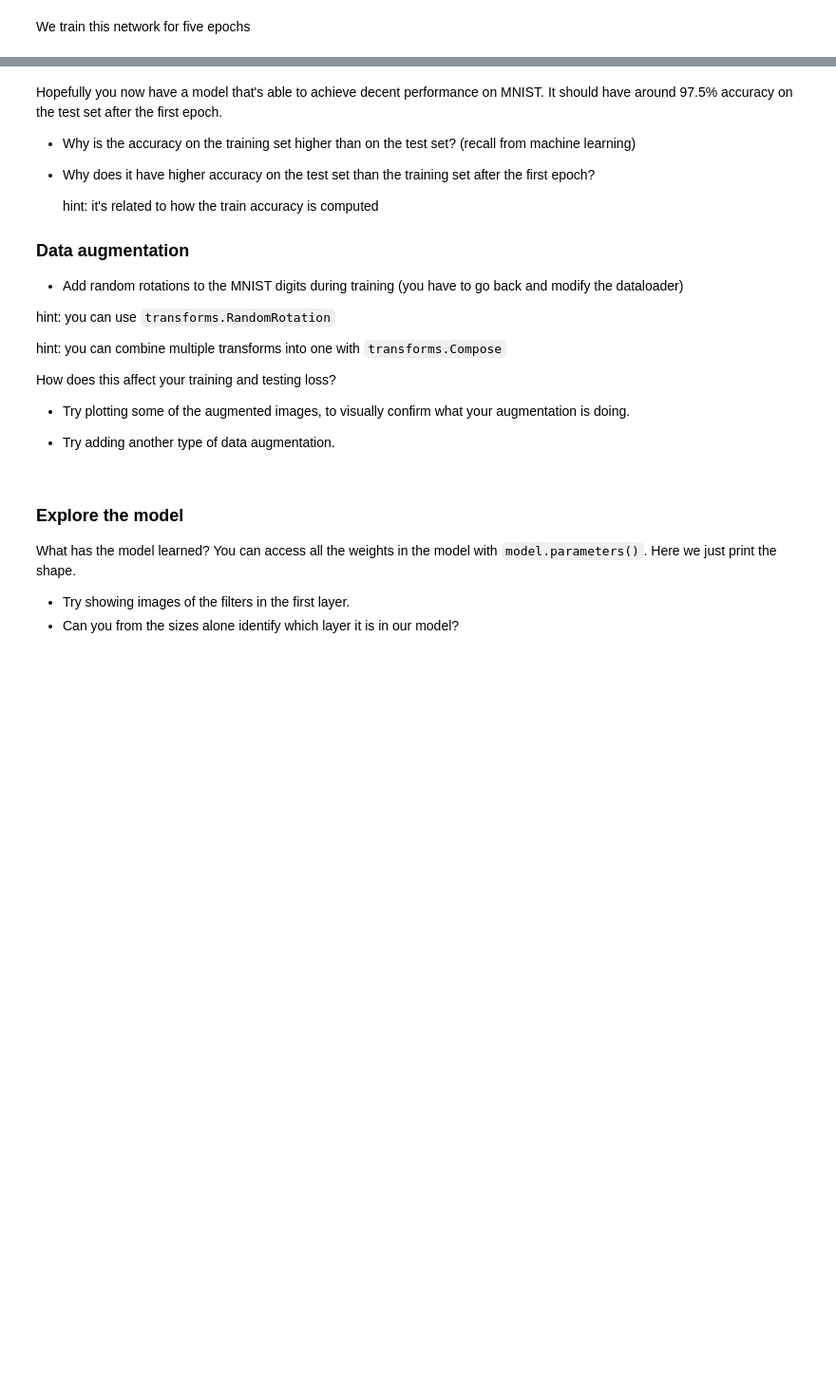
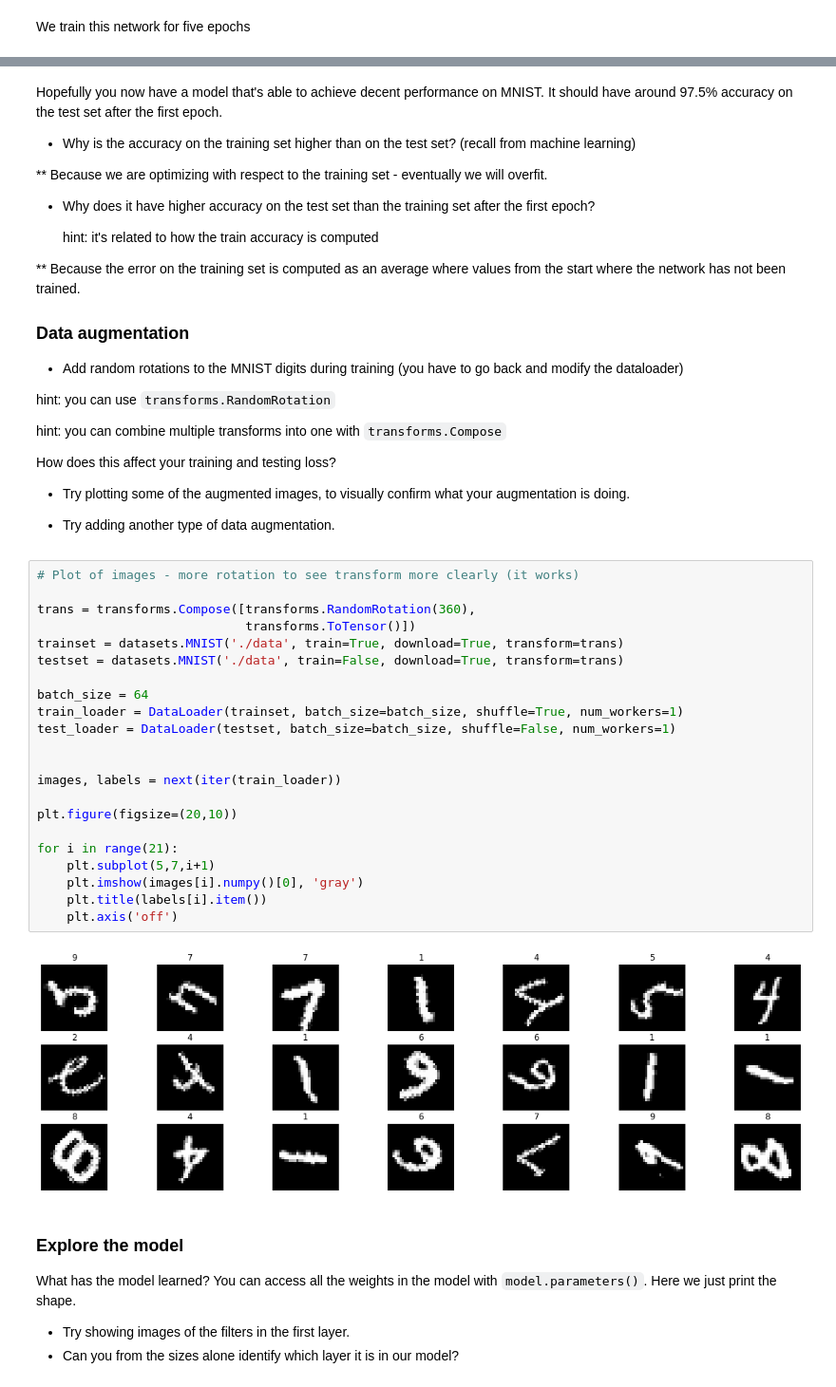
Before and after one commit to QahirYousefi/02514-Deep-Learning-in-Computer, a Jupyter notebook: Exercise_1_2.ipynb, the cells around one changed output, grey strips where cells are left out. Shown at 95% size. Saved outputs shown, nothing was run; the diff lists cells and outputs as text; blank space fills up the shorter version.

```diff
--- a/Exercise_1_2.ipynb
+++ b/Exercise_1_2.ipynb
@@ -139,9 +149,13 @@ It should have around 97.5% accuracy on the test set after the first epoch.
 
 * Why is the accuracy on the training set higher than on the test set? (recall from machine learning)
 
+** Because we are optimizing with respect to the training set - eventually we will overfit.
+
 * Why does it have higher accuracy on the test set than the training set after the first epoch?
 
    hint: it's related to how the train accuracy is computed
+
+** Because the error on the training set is computed as an average where values from the start where the network has not been trained.
 
 ### Data augmentation
  * Add random rotations to the MNIST digits during training (you have to go back and modify the dataloader)
@@ -155,6 +169,30 @@ How does this affect your training and testing loss?
  * Try plotting some of the augmented images, to visually confirm what your augmentation is doing.
 
  * Try adding another type of data augmentation.
+# %%
+# Plot of images - more rotation to see transform more clearly (it works)
+
+trans = transforms.Compose([transforms.RandomRotation(360),
+                            transforms.ToTensor()])
+trainset = datasets.MNIST('./data', train=True, download=True, transform=trans)
+testset = datasets.MNIST('./data', train=False, download=True, transform=trans)
+
+batch_size = 64
+train_loader = DataLoader(trainset, batch_size=batch_size, shuffle=True, num_workers=1)
+test_loader = DataLoader(testset, batch_size=batch_size, shuffle=False, num_workers=1)
+
+
+images, labels = next(iter(train_loader))
+
+plt.figure(figsize=(20,10))
+
+for i in range(21):
+    plt.subplot(5,7,i+1)
+    plt.imshow(images[i].numpy()[0], 'gray')
+    plt.title(labels[i].item())
+    plt.axis('off')
+# %% [output]
+[figure, added]
 # %% [markdown]
 ### Explore the model
 What has the model learned? You can access all the weights in the model with `model.parameters()`. Here we just print the shape.
```
Also changed, not shown: parts of 11 cells of this notebook.
